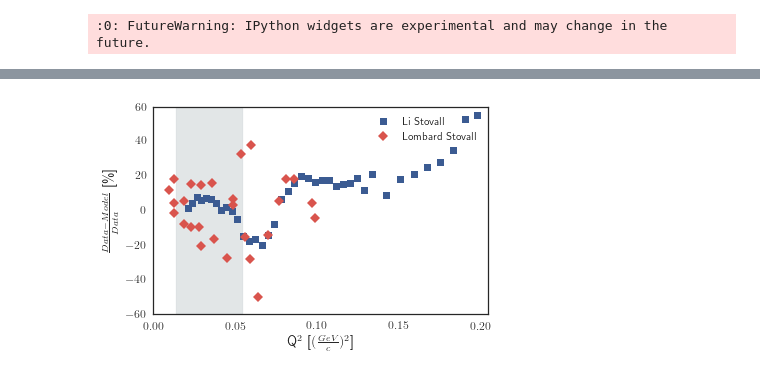
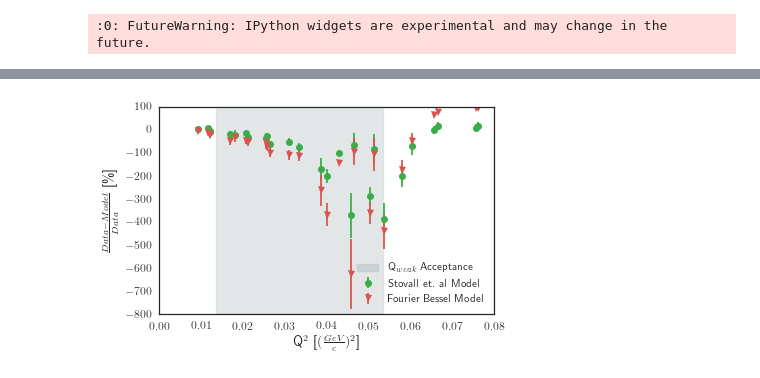
Before and after one commit to kdbartlett/Qweak, a Jupyter notebook: longitudinal_analysis/elastic_cross_section_compare/elastic_cross_section_compare.ipynb, the cells around one changed output, grey strips where cells are left out. Saved outputs shown, nothing was run; the diff lists cells and outputs as text; code cells hidden in the pictures.

Commit message:
Updated the output from the elastic_cross_section_compare Ipython nb.

```diff
--- a/longitudinal_analysis/elastic_cross_section_compare/elastic_cross_section_compare.ipynb
+++ b/longitudinal_analysis/elastic_cross_section_compare/elastic_cross_section_compare.ipynb
@@ -32,14 +32,20 @@ plot_size = 6*np.array([1.0,(2.0/(1.0+np.sqrt(5.0)))]) #Use Golden ratio as aspe
 alpha = 1/137.035999074
 cc = 197.3269718 # MeV fm
 cc_sq = 0.389379338 # GeV^2 mbarn
-m_p = 938.272046 # Mev/c^2
+m_p = 0.938272046 # Gev/c^2
 J = 5.0/2.0 # Aluminum-27 nuclear spin
 Z = 13 # Aluminum # of protons
 N = 14 # Aluminum # of neutrons
 A = 27 # Aluminum atomic mass
+# T. Stovall et. al values
 r = 2.98*(1000.0/cc) # [fm]->[1/GeV] RMS radius
 a_p_sq = 0.427*(1000.0/cc)*(1000.0/cc) # [fm^2]->[1/GeV^2]
 Q = 14.6*(1000.0/cc)*(1000.0/cc) # [fm^2]->[1/GeV^2] Electric quadrupole moment
+gamma = 2.792847356 # [n.m.] Proton magnetic moment
+mu = 4.79 # [n.m.] Aluminum Nuclear magnetic moment (theortical) or 3.69 [n.m.] (measured)
+
+# Fourier Bessel Xsection values
+R_max = 7.0 # *(1000.0/cc) # [fm]->[1/GeV] Aluminum
 # %%
 # Define functions
 def q_squared(energy, theta):
@@ -90,3 +159,4 @@ def stovall_xsection(energy, theta):
 # %%
 lombard_data = pd.read_csv('lombard_al_elastic_data.csv')
 li_data = pd.read_csv('li_yearian_sick_al_elastic_data.csv')
+fourier_bessel_coeff = pd.read_csv('aluminum_fourier_bessel_coefficients.csv')
@@ -156,32 +331,34 @@ pp.show()
 # %%
 pp.figure(figsize=plot_size)
-pp.plot(li_calc_qq,
-        li_stovall_pdiff,
+pp.errorbar(lombard_calc_qq,
+        lombard_stovall_electric_pdiff,
+        yerr=lombard_stovall_electric_pdiff_err,
         ls='None',
-        marker = 's',
-        color=sns.xkcd_rgb['denim blue'],
-        label='Li Stovall')
-pp.plot(lombard_calc_qq,
-        lombard_stovall_pdiff,
+        marker='o',
+        color=sns.xkcd_rgb['medium green'],
+        label='Stovall et. al Model')
+pp.errorbar(lombard_calc_qq,
+        lombard_fb_pdiff,
+        yerr=lombard_fb_pdiff_err,
         ls='None',
-        marker='D',
+        marker='v',
         color=sns.xkcd_rgb['pale red'],
-        label='Lombard Stovall')
-#pp.yscale('log')
-pp.xlim(0.00, 0.205)
+        label='Fourier Bessel Model')
+#pp.xlim(0.00, 0.205)
 [y_low,y_high] = pp.ylim()
 pp.fill_between(qweak_calc_qq,
                 y_low,
                 y_high,
+                label='Q$_{weak}$ Acceptance',
                 color=sns.xkcd_rgb['steel grey'],
                 alpha=0.2)
-pp.legend(loc='upper right', fontsize=11)
+pp.legend(loc='lower right', fontsize=11)
 pp.xlabel('Q$^{2}$ [$(\\frac{GeV}{c})^{2}$]',fontsize=14)
 pp.ylabel('$\\frac{Data-Model}{Data}$ [\%]', fontsize=14)
 pp.xticks(fontsize=12)
 pp.yticks(fontsize=12)
-pp.savefig('elastic_cross_section_pdiff_plot.png', bbox_inches='tight')
-pp.savefig('elastic_cross_section_pdiff_plot.pdf', bbox_inches='tight')
+pp.savefig('lombard_cross_section_pdiff_plot.png', bbox_inches='tight')
+pp.savefig('lombard_cross_section_pdiff_plot.pdf', bbox_inches='tight')
 pp.show()
 # %% [output]
-[figure, old version]
+[figure, new version]
```
Also changed, not shown: parts of 11 cells of this notebook, 12 other files.
